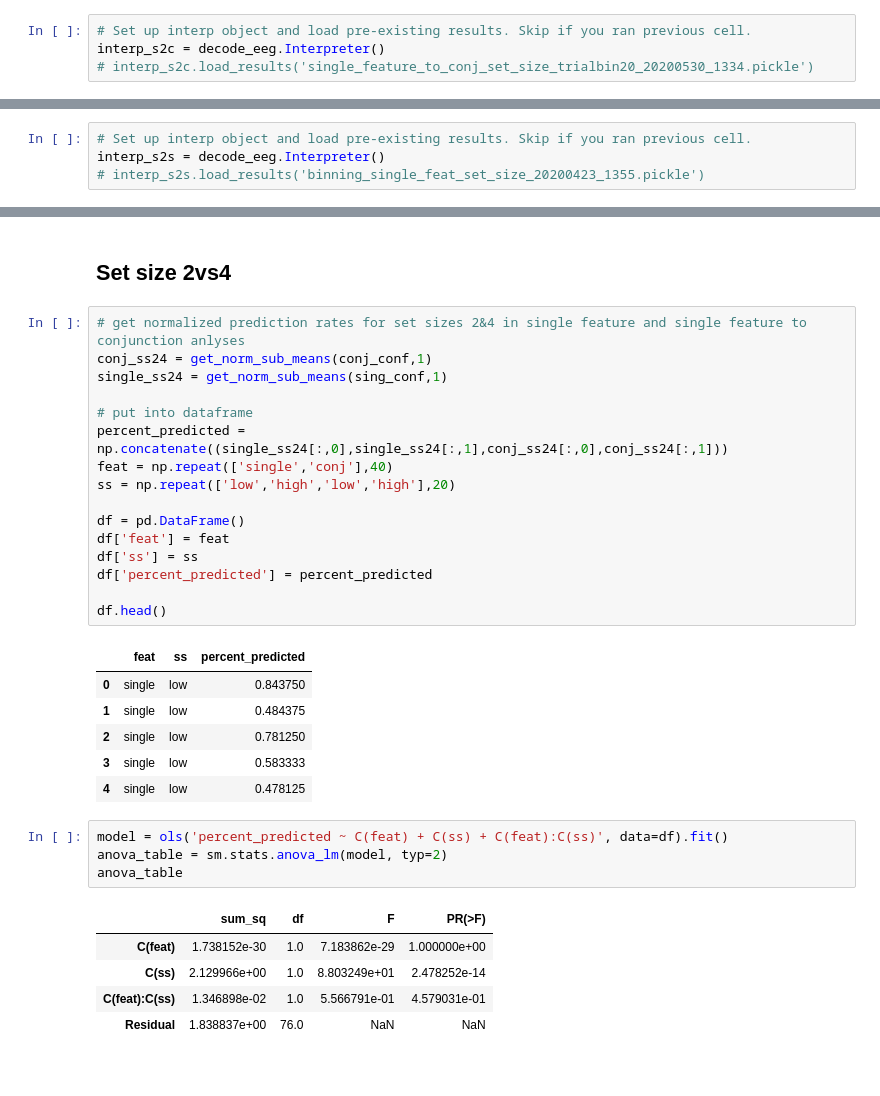
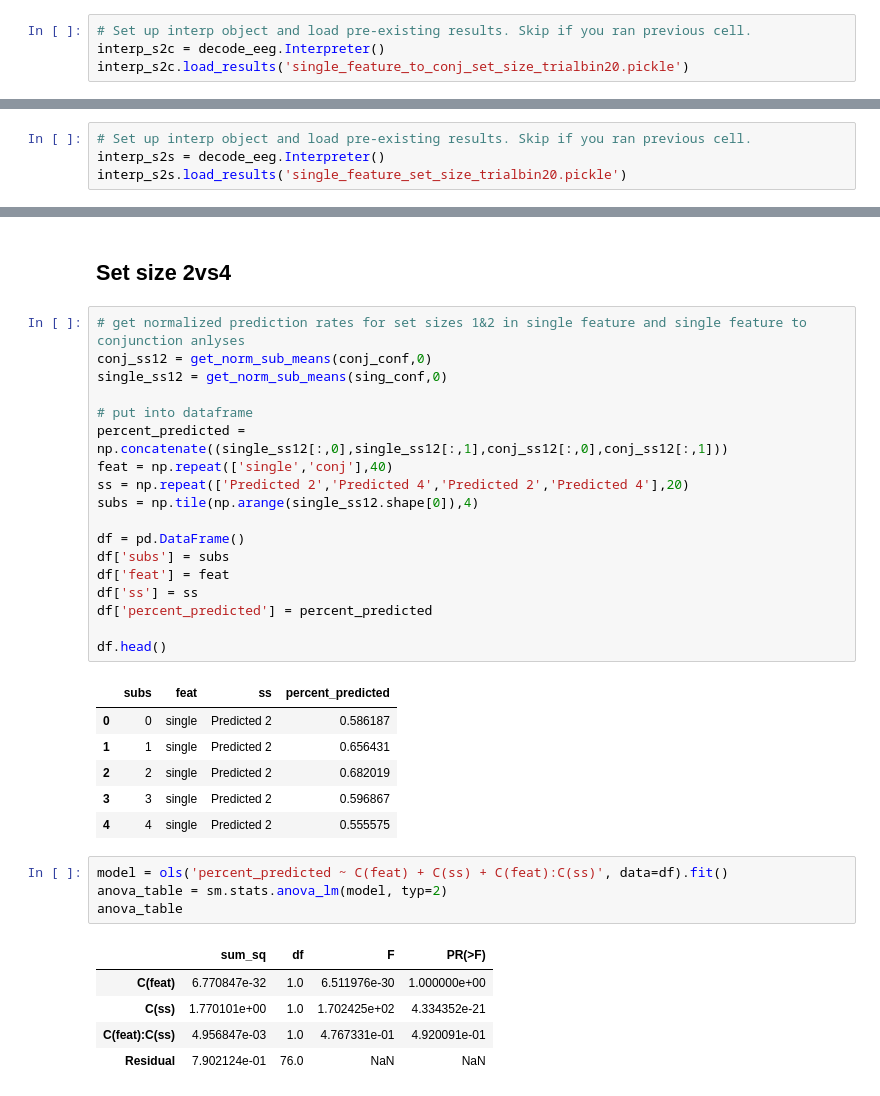
Before and after one commit to WilliamThyer/Thyer-et-al-2021, a Jupyter notebook: decode_load_preds_dont_double.ipynb, the cells around one changed output, grey strips where cells are left out. Cells and saved outputs as stored; diff of their text form.

```diff
--- a/decode_load_preds_dont_double.ipynb
+++ b/decode_load_preds_dont_double.ipynb
@@ -92,7 +93,7 @@ interp_s2c.save_results(additional_values=['matched_ids'])
 # %%
 # Set up interp object and load pre-existing results. Skip if you ran previous cell.
 interp_s2c = decode_eeg.Interpreter()
-# interp_s2c.load_results('single_feature_to_conj_set_size_trialbin20_20200530_1334.pickle')
+interp_s2c.load_results('single_feature_to_conj_set_size_trialbin20.pickle')
 # %% [markdown]
 ## Single feature to single feature
 # %%
@@ -141,7 +142,7 @@ interp_s2s.save_results(additional_values=['matched_ids'])
 # %%
 # Set up interp object and load pre-existing results. Skip if you ran previous cell.
 interp_s2s = decode_eeg.Interpreter()
-# interp_s2s.load_results('binning_single_feat_set_size_20200423_1355.pickle')
+interp_s2s.load_results('single_feature_set_size_trialbin20.pickle')
 # %% [markdown]
 ## Prepping conf mat data
 # %%
@@ -246,35 +246,37 @@ plt.show()
 # %% [markdown]
 ## Set size 2vs4
 # %%
-# get normalized prediction rates for set sizes 2&4 in single feature and single feature to conjunction anlyses
-conj_ss24 = get_norm_sub_means(conj_conf,1)
-single_ss24 = get_norm_sub_means(sing_conf,1)
+# get normalized prediction rates for set sizes 1&2 in single feature and single feature to conjunction anlyses
+conj_ss12 = get_norm_sub_means(conj_conf,0)
+single_ss12 = get_norm_sub_means(sing_conf,0)
 
 # put into dataframe
-percent_predicted = np.concatenate((single_ss24[:,0],single_ss24[:,1],conj_ss24[:,0],conj_ss24[:,1]))
+percent_predicted = np.concatenate((single_ss12[:,0],single_ss12[:,1],conj_ss12[:,0],conj_ss12[:,1]))
 feat = np.repeat(['single','conj'],40)
-ss = np.repeat(['low','high','low','high'],20)
+ss = np.repeat(['Predicted 2','Predicted 4','Predicted 2','Predicted 4'],20)
+subs = np.tile(np.arange(single_ss12.shape[0]),4)
 
 df = pd.DataFrame()
+df['subs'] = subs
 df['feat'] = feat
 df['ss'] = ss
 df['percent_predicted'] = percent_predicted
 
 df.head()
 # %% [output]
-|  | feat | ss | percent_predicted |
-| 0 | single | low | 0.843750 |
-| 1 | single | low | 0.484375 |
-| 2 | single | low | 0.781250 |
-| 3 | single | low | 0.583333 |
-| 4 | single | low | 0.478125 |
+|  | subs | feat | ss | percent_predicted |
+| 0 | 0 | single | Predicted 2 | 0.586187 |
+| 1 | 1 | single | Predicted 2 | 0.656431 |
+| 2 | 2 | single | Predicted 2 | 0.682019 |
+| 3 | 3 | single | Predicted 2 | 0.596867 |
+| 4 | 4 | single | Predicted 2 | 0.555575 |
 # %%
 model = ols('percent_predicted ~ C(feat) + C(ss) + C(feat):C(ss)', data=df).fit()
 anova_table = sm.stats.anova_lm(model, typ=2)
 anova_table
 # %% [output]
 |  | sum_sq | df | F | PR(>F) |
-| C(feat) | 1.738152e-30 | 1.0 | 7.183862e-29 | 1.000000e+00 |
-| C(ss) | 2.129966e+00 | 1.0 | 8.803249e+01 | 2.478252e-14 |
-| C(feat):C(ss) | 1.346898e-02 | 1.0 | 5.566791e-01 | 4.579031e-01 |
-| Residual | 1.838837e+00 | 76.0 | NaN | NaN |
+| C(feat) | 6.770847e-32 | 1.0 | 6.511976e-30 | 1.000000e+00 |
+| C(ss) | 1.770101e+00 | 1.0 | 1.702425e+02 | 4.334352e-21 |
+| C(feat):C(ss) | 4.956847e-03 | 1.0 | 4.767331e-01 | 4.920091e-01 |
+| Residual | 7.902124e-01 | 76.0 | NaN | NaN |
```
Also changed, not shown: parts of 11 cells of this notebook, 3 other files.
